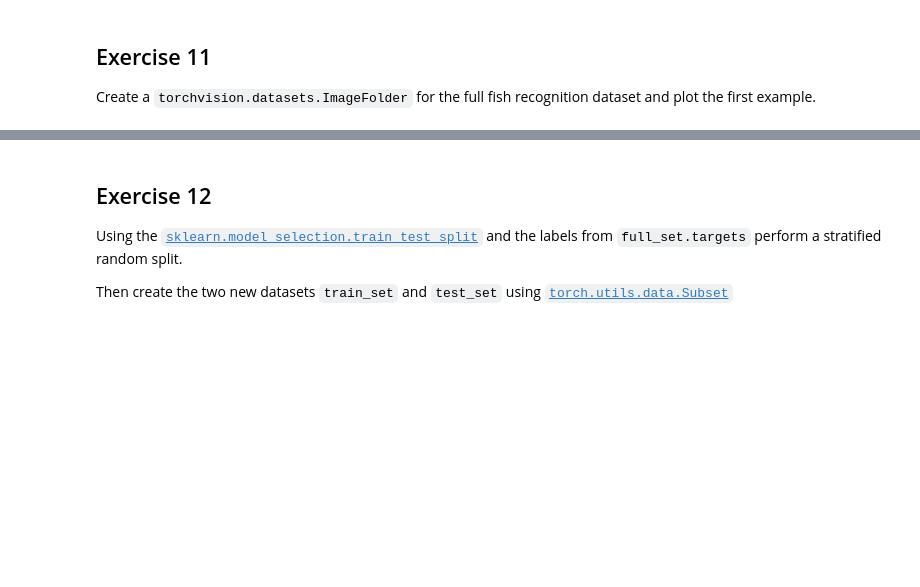
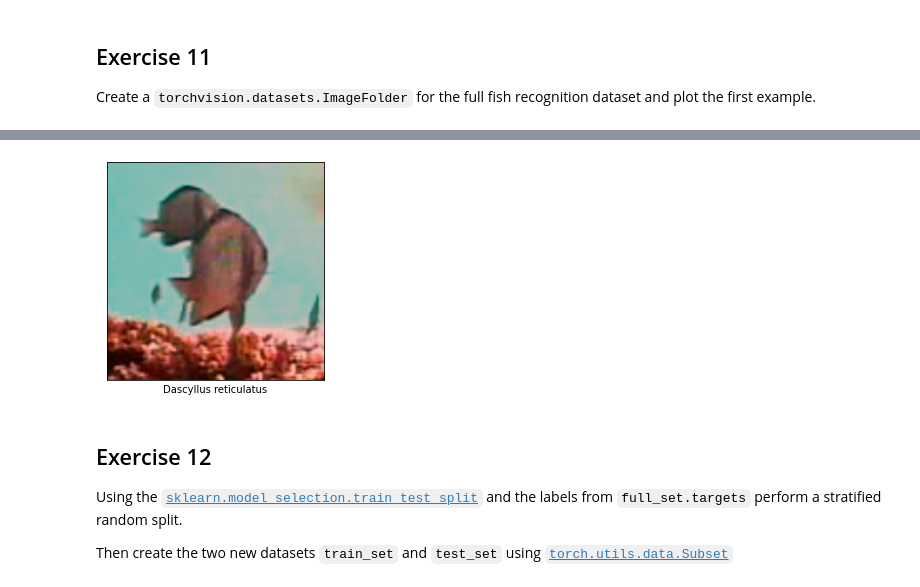
Before and after one commit to YosefGuevara012/DeepLearning_and_computer_vision_for_Marine_Robotics, a Jupyter notebook: TP_03_CNNs_and_transfer_learning.ipynb, the cells around one changed output, grey strips where cells are left out. Saved outputs shown, nothing was run; the diff lists cells and outputs as text; code cells hidden in the pictures; blank space fills up the shorter version.

```diff
--- a/TP_03_CNNs_and_transfer_learning.ipynb
+++ b/TP_03_CNNs_and_transfer_learning.ipynb
@@ -562,6 +562,10 @@ transform = transforms.Compose([
     )
 
 ### BEGIN SOLUTION
+full_set = torchvision.datasets.ImageFolder(
+    root = "fish_image",
+    transform = transform
+    )
 ### END SOLUTION
 
 full_set.classes = [
@@ -602,0 +616,19 @@ torch.Size([3, 224, 224])
+# %%
+### BEGIN SOLUTION
+image, label = full_set[0]
+
+# Convert the image from a tensor to a Numpy array
+image = image.numpy()
+
+# Transpose the image to use the Height, then width and then the channels
+image = image.transpose((1, 2, 0))
+# Un-normalize the image
+image = (image * [0.229, 0.224, 0.225]) + [0.485, 0.456, 0.406]
+plt.imshow(image)
+### END SOLUTION
+
+plt.xticks([])
+plt.yticks([])
+plt.xlabel(full_set.classes[label])
+plt.show()
+# %% [output]
@@ -603,3 +636,4 @@ torch.Size([3, 224, 224])
+[figure, added]
 # %% [markdown]
 ## Exercise 12
 
```
Also changed, not shown: parts of 3 cells of this notebook.
